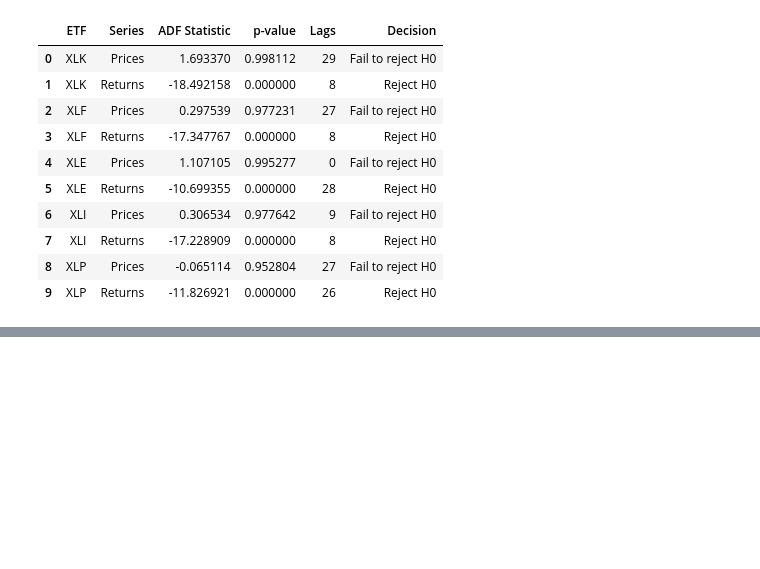
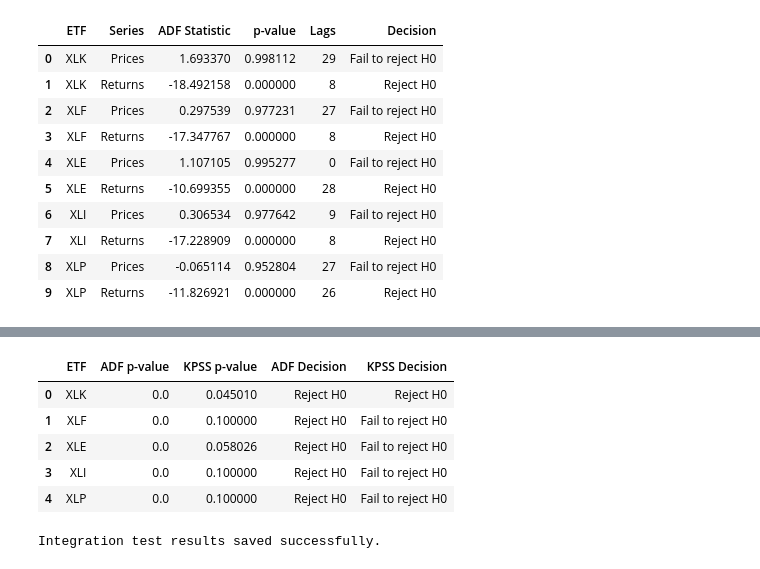
Before and after one commit to adylezz/bayesian-basket-trading, a Jupyter notebook: notebooks/stationarity_analysis.ipynb, the cells around one changed output, grey strips where cells are left out. Cells and saved outputs as stored; diff of their text form; code cells hidden in the pictures; blank space fills up the shorter version.

```diff
--- a/notebooks/stationarity_analysis.ipynb
+++ b/notebooks/stationarity_analysis.ipynb
@@ -200,0 +327,55 @@ display(adf_df.round(6))
+# %%
+from statsmodels.tsa.stattools import adfuller, kpss
+import pandas as pd
+import warnings
+
+results = []
+
+for etf in prices.columns:
+    series = price_diff[etf]
+
+    adf = adfuller(
+        series,
+        regression="c",
+        autolag="AIC",
+        result_object=False
+    )
+
+    with warnings.catch_warnings():
+        warnings.simplefilter("ignore", category=Warning)
+        kpss_result = kpss(
+            series,
+            regression="c",
+            nlags="auto"
+        )
+
+    results.append({
+        "ETF": etf,
+        "ADF p-value": adf[1],
+        "KPSS p-value": kpss_result[1],
+        "ADF Decision": "Reject H0" if adf[1] < 0.05 else "Fail to reject H0",
+        "KPSS Decision": "Reject H0" if kpss_result[1] < 0.05 else "Fail to reject H0"
+    })
+
+integration_df = pd.DataFrame(results)
+
+display(integration_df.round(6))
+# %% [output]
+|  | ETF | ADF p-value | KPSS p-value | ADF Decision | KPSS Decision |
+| 0 | XLK | 0.0 | 0.045010 | Reject H0 | Reject H0 |
+| 1 | XLF | 0.0 | 0.100000 | Reject H0 | Fail to reject H0 |
+| 2 | XLE | 0.0 | 0.058026 | Reject H0 | Fail to reject H0 |
+| 3 | XLI | 0.0 | 0.100000 | Reject H0 | Fail to reject H0 |
+| 4 | XLP | 0.0 | 0.100000 | Reject H0 | Fail to reject H0 |
+# %%
+RESULTS_PATH = PROJECT_ROOT / "results"
+RESULTS_PATH.mkdir(parents=True, exist_ok=True)
+
+integration_df.to_csv(
+    RESULTS_PATH / "integration_tests.csv",
+    index=False
+)
+
+print("Integration test results saved successfully.")
+# %% [output]
+Integration test results saved successfully.
```
Also changed, not shown: parts of 20 cells of this notebook, 5 other files.
